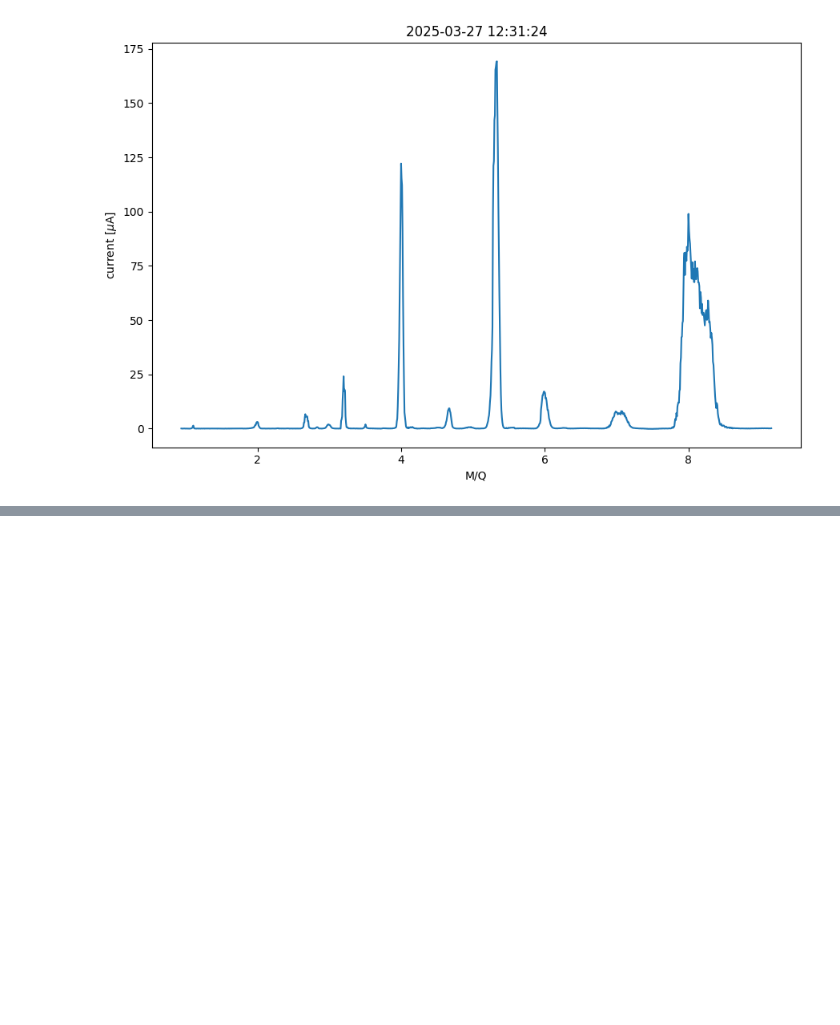
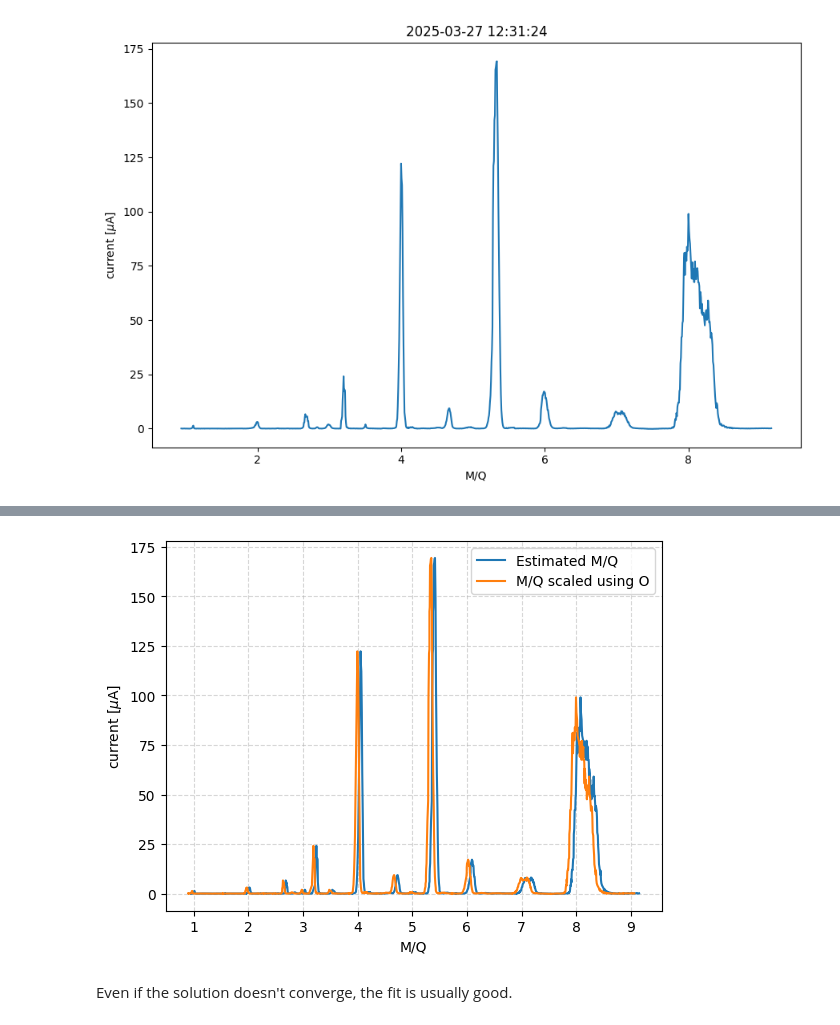
Before and after one commit to lbnl-88ops/ecris.analysis, a Jupyter notebook: notebooks/csd_analysis.ipynb, the cells around one changed output, grey strips where cells are left out. Cells and saved outputs as stored; diff of their text form; code cells hidden in the pictures; blank space fills up the shorter version.

```diff
--- a/notebooks/csd_analysis.ipynb
+++ b/notebooks/csd_analysis.ipynb
@@ -8,6 +7,6 @@ Use the `pathlib` library to define a path to the CSD file of interest, make sur
 # %%
 from pathlib import Path
 %cd ..
-csd_path = Path('../ecris.csd.viewer/data/csd_1743103884')
+csd_path = Path('./data/csds/csd_1743103884')
 csd_path.exists()
 # %% [output]
@@ -93,0 +99,19 @@ fig = plot_csd(csd)
+# %%
+from ops.ecris.analysis.csd.polynomial_fit import default_polynomial_fit
+from ops.ecris.analysis.csd.m_over_q import estimate_m_over_q
+from ops.ecris.analysis.model.element import Element
+
+csd = read_csd_from_file_pair(csd_path)
+plt.plot(estimate_m_over_q(csd), csd.beam_current, label='Estimated M/Q')
+csd.m_over_q, solution = default_polynomial_fit(csd)
+plt.plot(csd.m_over_q, csd.beam_current, label=r'M/Q scaled using O')
+plt.grid(alpha=0.5, ls='--')
+plt.xticks(range(1, 10))
+plt.ylabel(r'current [$\mu$A]')
+plt.xlabel('M/Q')
+plt.legend()
+plt.show()
+# %% [output]
+[figure, added]
+# %% [markdown]
+Even if the solution doesn't converge, the fit is usually good.
```
Also changed, not shown: parts of 7 cells of this notebook.
